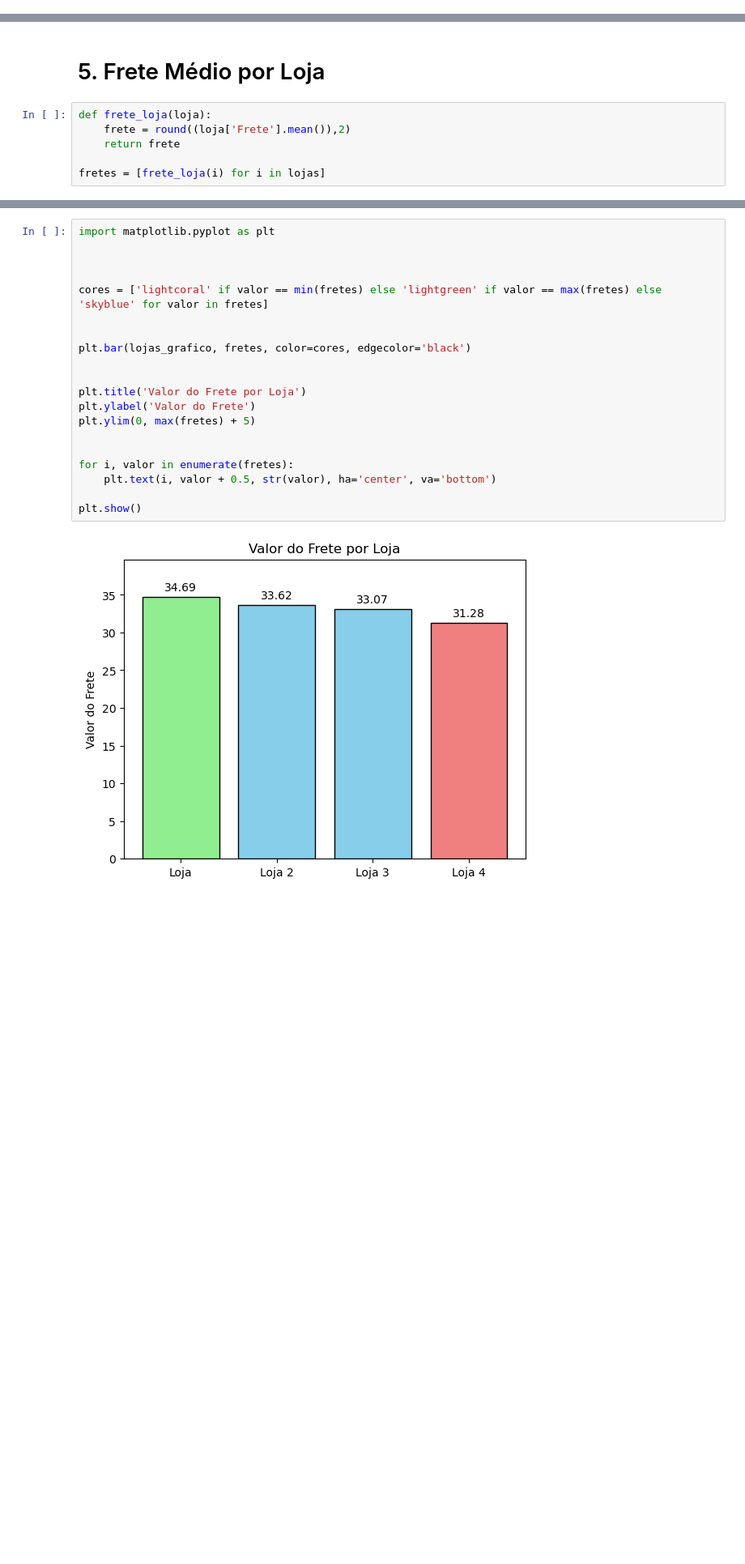
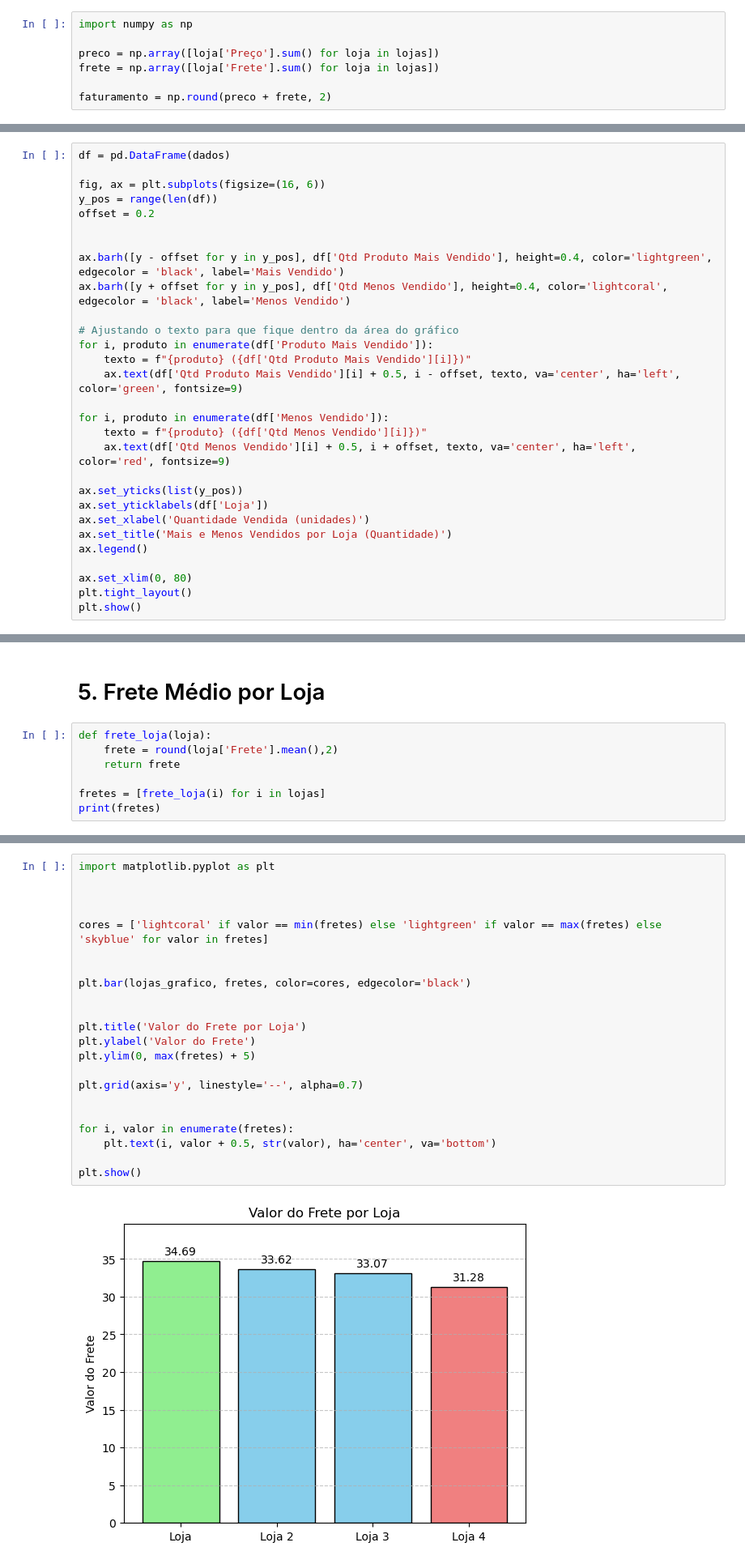
Before and after one commit to 23Edu4rd0/challenge1-data-science, a Jupyter notebook: AluraStoreBr.ipynb, the cells around one changed output, grey strips where cells are left out. Shown at 81% size. Drawn from its saved outputs; the diff is of its cells as text; blank space fills up the shorter version.

```diff
--- a/AluraStoreBr.ipynb
+++ b/AluraStoreBr.ipynb
@@ -32 +35,8 @@ faturamento = [loja['Preço'].sum() for loja in lojas]
+# %%
+import numpy as np
+
+preco = np.array([loja['Preço'].sum() for loja in lojas])
+frete = np.array([loja['Frete'].sum() for loja in lojas])
+
+faturamento = np.round(preco + frete, 2)
 # %%
@@ -141,0 +182,29 @@ preco_menos_vendidos = [mais_menos_vendido(i)[1][1] for i in lojas]
+# %%
+df = pd.DataFrame(dados)
+
+fig, ax = plt.subplots(figsize=(16, 6))
+y_pos = range(len(df))
+offset = 0.2
+
+
+ax.barh([y - offset for y in y_pos], df['Qtd Produto Mais Vendido'], height=0.4, color='lightgreen', edgecolor = 'black', label='Mais Vendido')
+ax.barh([y + offset for y in y_pos], df['Qtd Menos Vendido'], height=0.4, color='lightcoral', edgecolor = 'black', label='Menos Vendido')
+
+# Ajustando o texto para que fique dentro da área do gráfico
+for i, produto in enumerate(df['Produto Mais Vendido']):
+    texto = f"{produto} ({df['Qtd Produto Mais Vendido'][i]})"
+    ax.text(df['Qtd Produto Mais Vendido'][i] + 0.5, i - offset, texto, va='center', ha='left', color='green', fontsize=9)
+
+for i, produto in enumerate(df['Menos Vendido']):
+    texto = f"{produto} ({df['Qtd Menos Vendido'][i]})"
+    ax.text(df['Qtd Menos Vendido'][i] + 0.5, i + offset, texto, va='center', ha='left', color='red', fontsize=9)
+
+ax.set_yticks(list(y_pos))
+ax.set_yticklabels(df['Loja'])
+ax.set_xlabel('Quantidade Vendida (unidades)')
+ax.set_title('Mais e Menos Vendidos por Loja (Quantidade)')
+ax.legend()
+
+ax.set_xlim(0, 80)
+plt.tight_layout()
+plt.show()
@@ -143,7 +214,8 @@ preco_menos_vendidos = [mais_menos_vendido(i)[1][1] for i in lojas]
 # 5. Frete Médio por Loja
 # %%
 def frete_loja(loja):
-    frete = round((loja['Frete'].mean()),2)
+    frete = round(loja['Frete'].mean(),2)
     return frete
 
 fretes = [frete_loja(i) for i in lojas]
+print(fretes)
@@ -150,22 +224,24 @@ fretes = [frete_loja(i) for i in lojas]
 # %%
 import matplotlib.pyplot as plt
 
 
 
 cores = ['lightcoral' if valor == min(fretes) else 'lightgreen' if valor == max(fretes) else 'skyblue' for valor in fretes]
 
 
 plt.bar(lojas_grafico, fretes, color=cores, edgecolor='black')
 
 
 plt.title('Valor do Frete por Loja')
 plt.ylabel('Valor do Frete')
 plt.ylim(0, max(fretes) + 5)
 
+plt.grid(axis='y', linestyle='--', alpha=0.7)
+
 
 for i, valor in enumerate(fretes):
     plt.text(i, valor + 0.5, str(valor), ha='center', va='bottom')
 
 plt.show()
 # %% [output]
-[figure, old version]
+[figure, new version]
```
Also changed, not shown: parts of 13 cells of this notebook.
